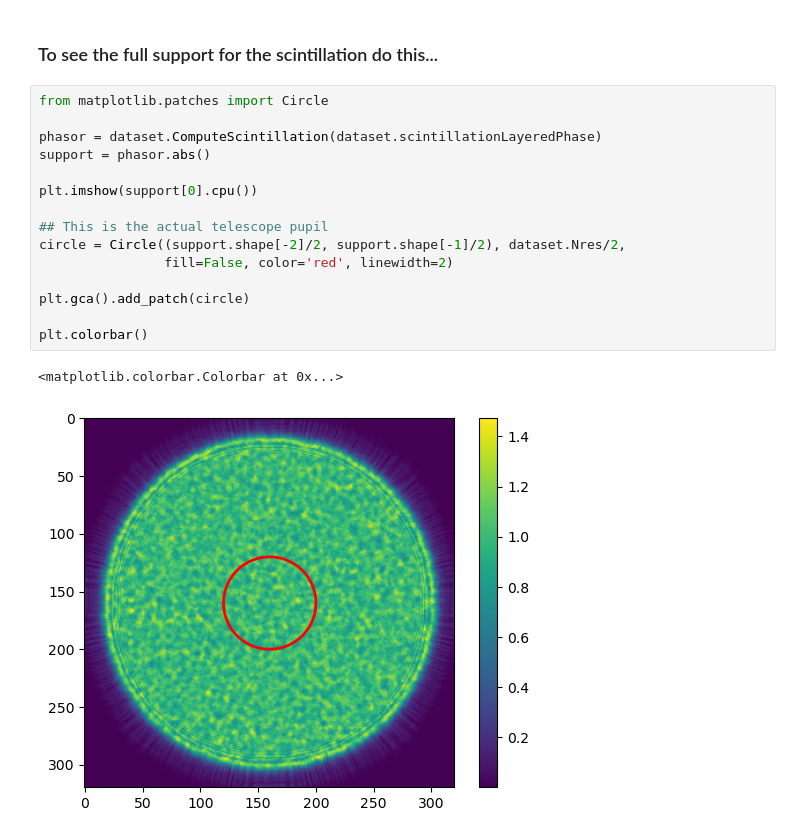
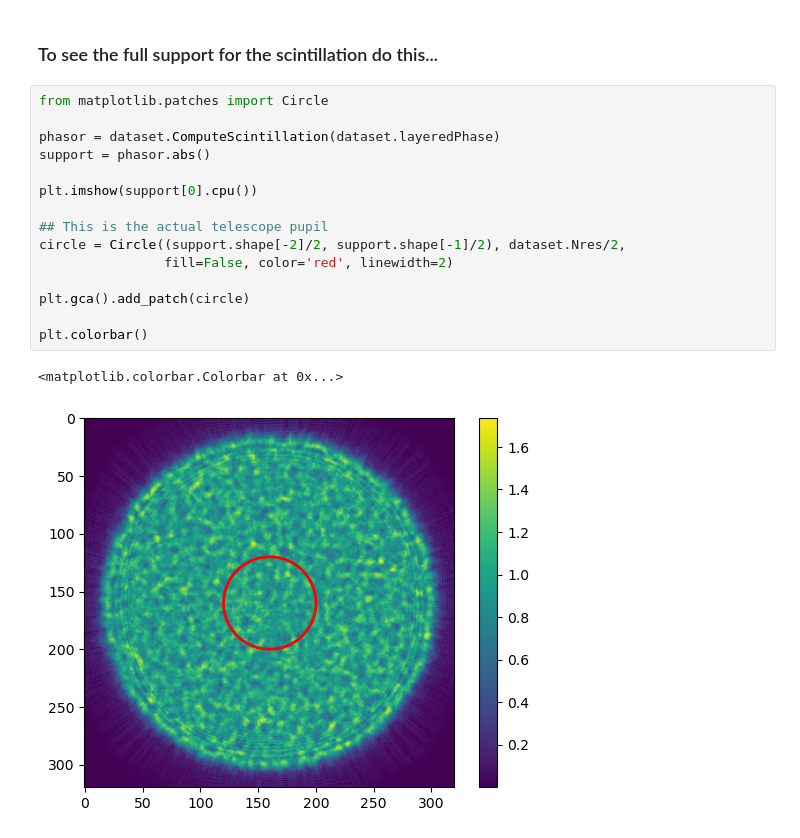
Before and after one commit to ftoyarzun/AI4AO, a Jupyter notebook: Tutorials/DatasetGeneration.ipynb, the cells around one changed output. Drawn from its saved outputs; the diff is of its cells as text.

Commit message:
Fixed bug in dataset tutorial

```diff
--- a/Tutorials/DatasetGeneration.ipynb
+++ b/Tutorials/DatasetGeneration.ipynb
@@ -243,18 +240,18 @@ KeyboardInterrupt:
 # %%
 from matplotlib.patches import Circle
 
-phasor = dataset.ComputeScintillation(dataset.scintillationLayeredPhase)
+phasor = dataset.ComputeScintillation(dataset.layeredPhase)
 support = phasor.abs()
 
 plt.imshow(support[0].cpu())
 
 ## This is the actual telescope pupil
 circle = Circle((support.shape[-2]/2, support.shape[-1]/2), dataset.Nres/2,
                 fill=False, color='red', linewidth=2)
 
 plt.gca().add_patch(circle)
 
 plt.colorbar()
 # %% [output]
 <matplotlib.colorbar.Colorbar at 0x...>
-[figure, old version]
+[figure, new version]
```
Also changed, not shown: parts of 7 cells of this notebook.
